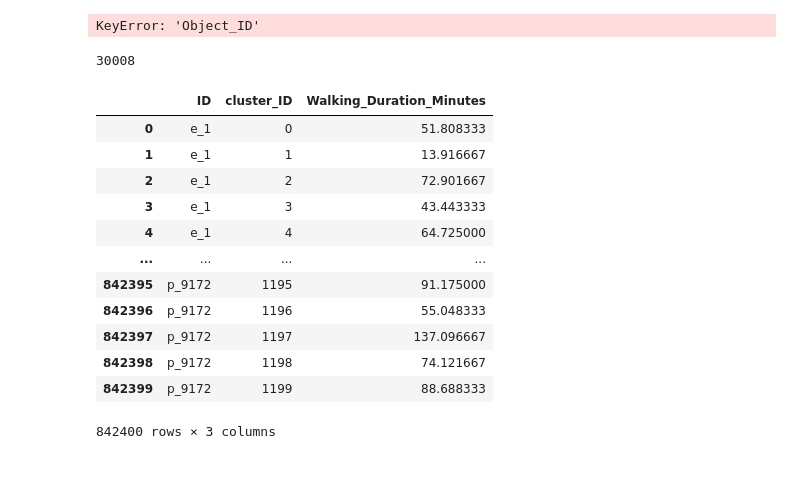
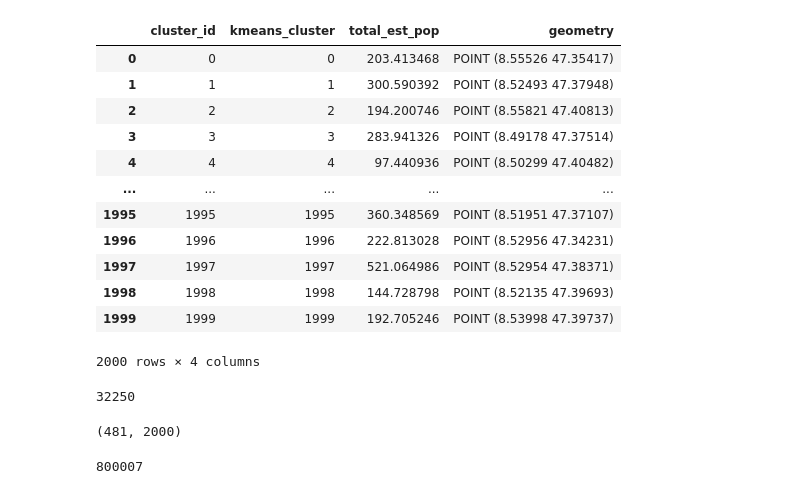
Before and after one commit to Global-Health-Engineering/recycling-network-optimization, a Jupyter notebook: optimisation.ipynb, the cells around one changed output. Cells and saved outputs as stored; diff of their text form; code cells hidden in the pictures.

```diff
--- a/optimisation.ipynb
+++ b/optimisation.ipynb
@@ -44,5 +11,21 @@ matrix
+# %%
+demand_points
+# %% [output]
+|  | cluster_id | kmeans_cluster | total_est_pop | geometry |
+| 0 | 0 | 0 | 203.413468 | POINT (8.55526 47.35417) |
+| 1 | 1 | 1 | 300.590392 | POINT (8.52493 47.37948) |
+| 2 | 2 | 2 | 194.200746 | POINT (8.55821 47.40813) |
+| 3 | 3 | 3 | 283.941326 | POINT (8.49178 47.37514) |
+| 4 | 4 | 4 | 97.440936 | POINT (8.50299 47.40482) |
+| ... | ... | ... | ... | ... |
+| 1995 | 1995 | 1995 | 360.348569 | POINT (8.51951 47.37107) |
+| 1996 | 1996 | 1996 | 222.813028 | POINT (8.52956 47.34231) |
+| 1997 | 1997 | 1997 | 521.064986 | POINT (8.52954 47.38371) |
+| 1998 | 1998 | 1998 | 144.728798 | POINT (8.52135 47.39693) |
+| 1999 | 1999 | 1999 | 192.705246 | POINT (8.53998 47.39737) |
+2000 rows × 4 columns
 # %%
-distance_matrix = matrix.pivot(index='Object_ID', columns='Demand_Point_ID', values='Walking_Duration')
+distance_matrix = matrix.pivot(index='ID', columns='cluster_ID', values='Walking_Duration_Minutes')
 
 # get global mean and std of matrix
 global_mean = distance_matrix.mean().mean()
@@ -64,4 +47,4 @@ for j in range(synthetic_data.shape[1]):
 # print number of entries above threshold
 print((synthetic_data != 10000000).sum())
 # %% [output]
-KeyError: 'Object_ID'
+32250
@@ -68,9 +53,10 @@ KeyError: 'Object_ID'
+# %%
+distance_matrix.shape
+# %% [output]
+(481, 2000)
 # %%
-distance_matrix = matrix.pivot(index='ID', columns='cluster_ID', values='Walking_Duration_Minutes')
-
-
 # Get the lowest n entries for each column in distance_matrix
-n = 25
+n = 400
 for column in distance_matrix.columns:
     # Convert column to numpy array for efficient computation
     values = distance_matrix[column].values
@@ -81,23 +67,7 @@ for column in distance_matrix.columns:
 # print number of entries below penalty value
 print((distance_matrix != 10000000).sum().sum())
 # %% [output]
-30008
+800007
-# %%
-matrix
-# %% [output]
-|  | ID | cluster_ID | Walking_Duration_Minutes |
-| 0 | e_1 | 0 | 51.808333 |
-| 1 | e_1 | 1 | 13.916667 |
-| 2 | e_1 | 2 | 72.901667 |
-| 3 | e_1 | 3 | 43.443333 |
-| 4 | e_1 | 4 | 64.725000 |
-| ... | ... | ... | ... |
-| 842395 | p_9172 | 1195 | 91.175000 |
-| 842396 | p_9172 | 1196 | 55.048333 |
-| 842397 | p_9172 | 1197 | 137.096667 |
-| 842398 | p_9172 | 1198 | 74.121667 |
-| 842399 | p_9172 | 1199 | 88.688333 |
-842400 rows × 3 columns
 # %%
 import pulp
 
```
Also changed, not shown: parts of 13 cells of this notebook.
